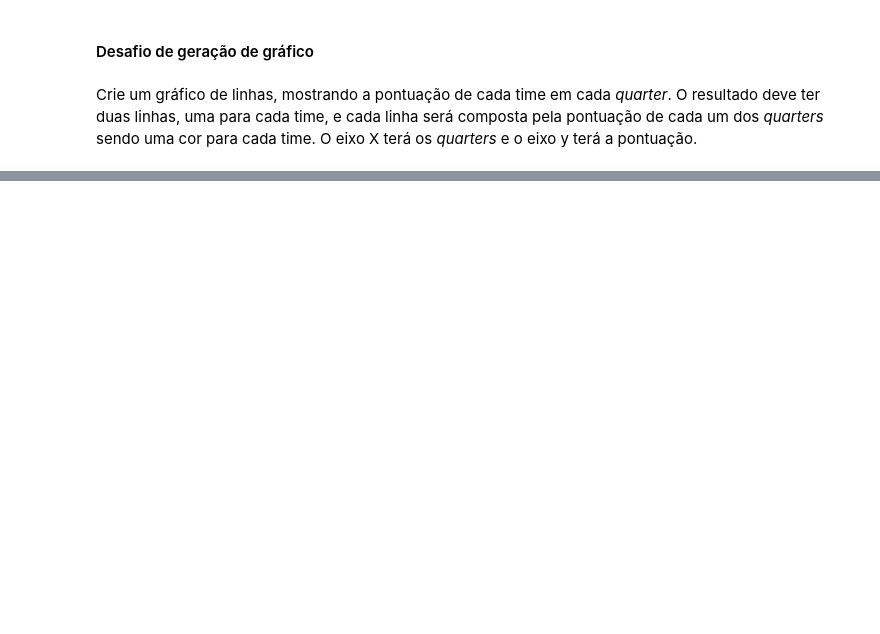
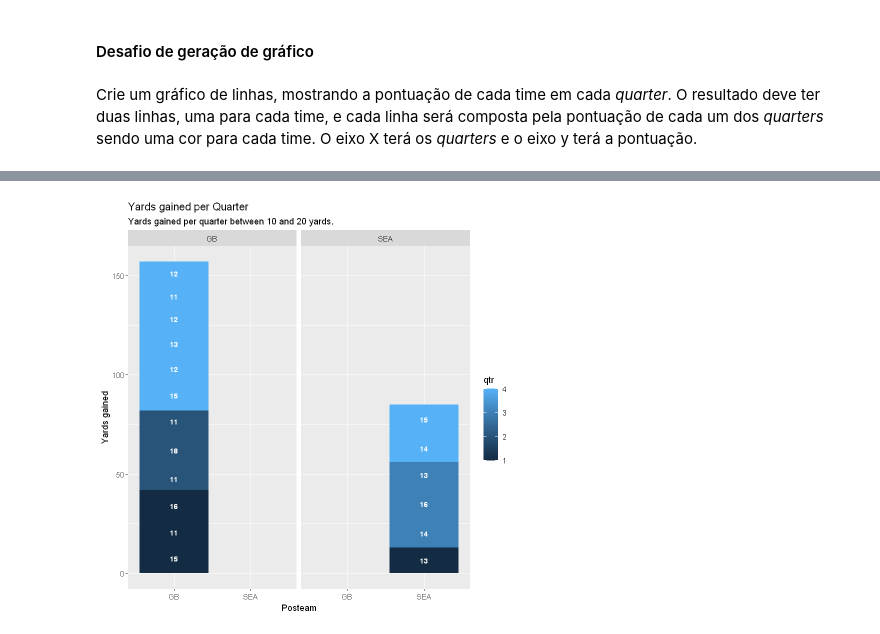
Before and after one commit to rfsampaio/postgraduate_data_science, a Jupyter notebook: notebooks/PL_A7.ipynb, the cells around one changed output, grey strips where cells are left out. Saved outputs shown, nothing was run; the diff lists cells and outputs as text; code cells hidden in the pictures; blank space fills up the shorter version.

```diff
--- a/notebooks/PL_A7.ipynb
+++ b/notebooks/PL_A7.ipynb
@@ -323,0 +415,23 @@ O empilhamento das barras será feito pela quantidade de jardas conquistadas (en
+# %%
+# Seu código de resposta vai aqui
+
+# montando o dataset para o gráfico
+
+# preparando os dados
+df <- jogo %>% #primeiro dataset
+inner_join( acoesJogadas, by='play_id' ) %>% #segundo dataset combinando com o primeiro
+inner_join( pontuacaoJogadas, by='play_id' ) %>% #terceiro dataset combinando com o primeiro e o segundo
+select( play_id, posteam, rush_attempt, pass_attempt, field_goal_attempt, qtr, yards_gained ) %>% #seleção de variáveis
+filter( yards_gained > 10 & yards_gained < 20 ) #filtro de dados
+#df
+
+# plotando o dataset no gráfico
+ggplot( df, aes( x = posteam, y = yards_gained, fill = qtr, label = yards_gained ) ) +
+geom_bar( stat = "identity" ) +
+geom_text( fontface = "bold", size = 3, color = "white", position = position_stack( vjust = 0.5 ) ) +
+xlab("Posteam") + ylab("Yards gained") +
+labs( title = "Yards gained per Quarter",
+      subtitle = "Yards gained per quarter between 10 and 20 yards." ) +
+facet_wrap ( ~posteam )
+# %% [output]
+[figure, added]
```
Also changed, not shown: parts of 14 cells of this notebook, 1 other file.
